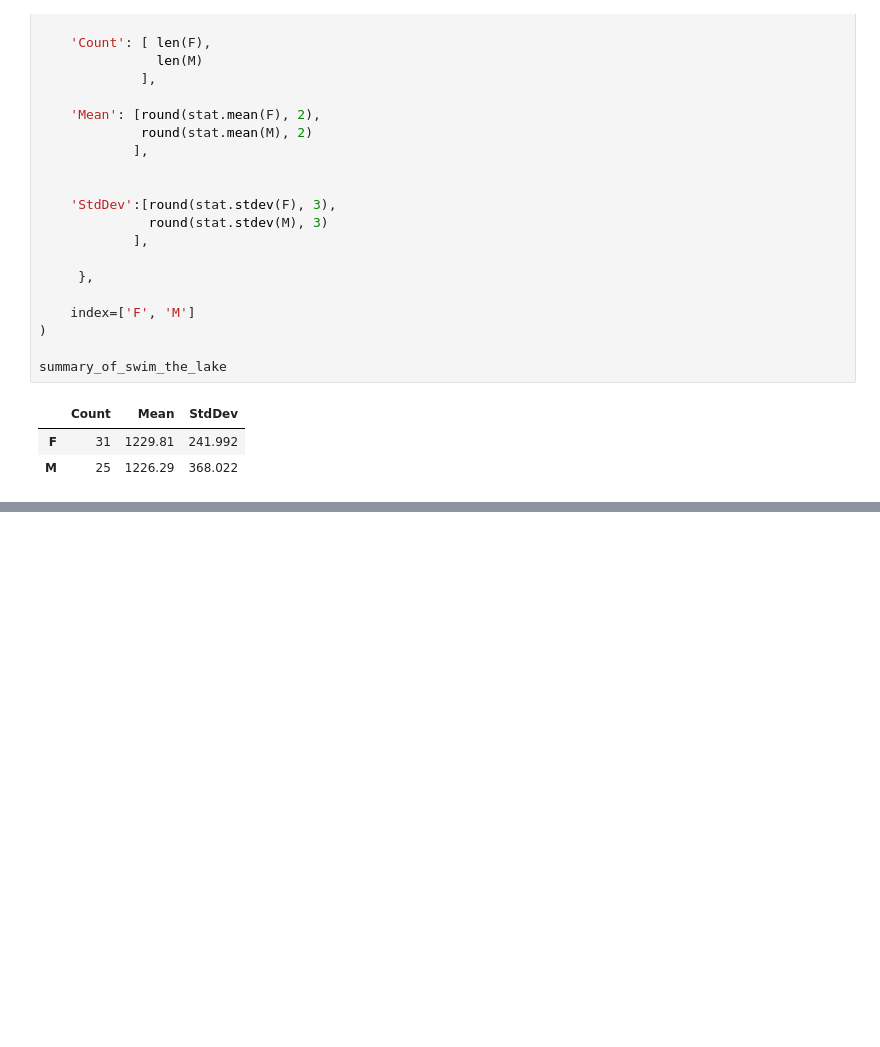
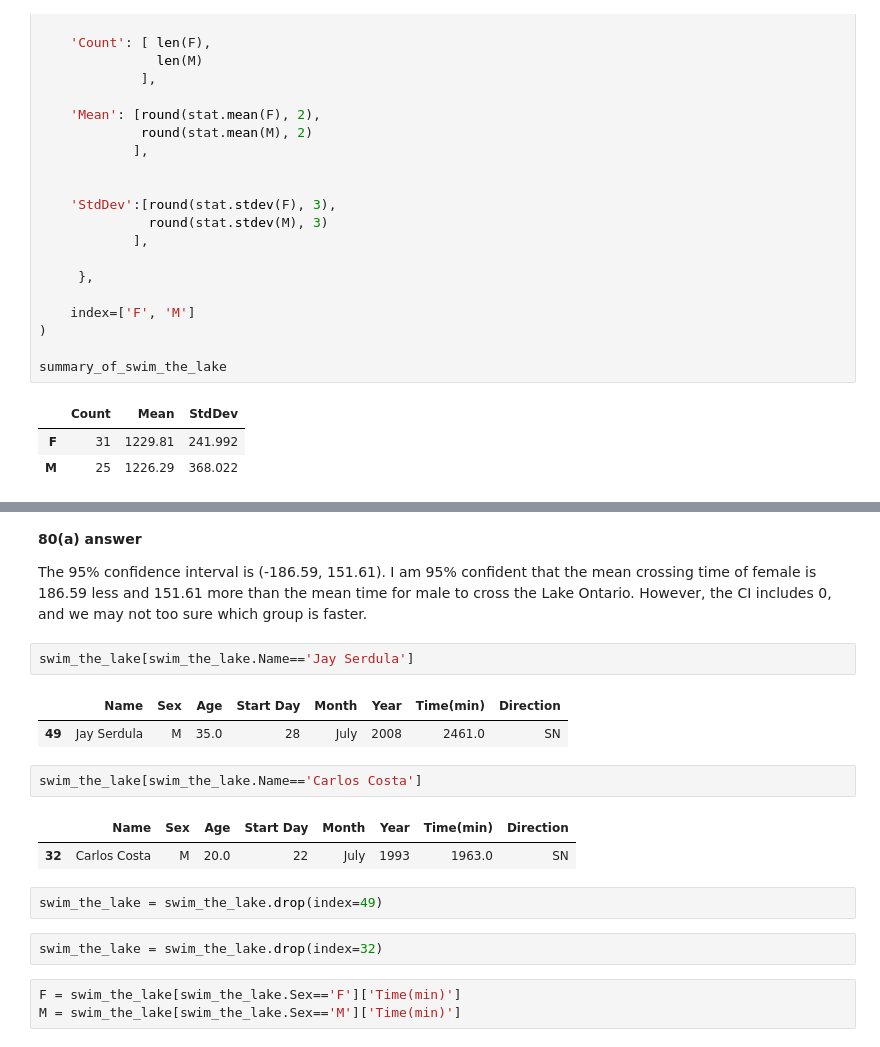
Before and after one commit to StephenDSNYC/IS5, a Jupyter notebook: exercise/ch17/exercise_79_80.ipynb, the cells around one changed output, grey strips where cells are left out. Drawn from its saved outputs; the diff is of its cells as text; blank space fills up the shorter version.

```diff
--- a/exercise/ch17/exercise_79_80.ipynb
+++ b/exercise/ch17/exercise_79_80.ipynb
@@ -333,0 +370,21 @@ summary_of_swim_the_lake
+# %% [markdown]
+**80(a) answer**
+
+The 95% confidence interval is (-186.59, 151.61).  I am 95% confident that the mean crossing time of female is 186.59 less and 151.61 more than the mean time for male to cross the Lake Ontario. However, the CI includes 0, and we may not too sure which group is faster.
+# %%
+swim_the_lake[swim_the_lake.Name=='Jay Serdula']
+# %% [output]
+|  | Name | Sex | Age | Start Day | Month | Year | Time(min) | Direction |
+| 49 | Jay Serdula | M | 35.0 | 28 | July | 2008 | 2461.0 | SN |
+# %%
+swim_the_lake[swim_the_lake.Name=='Carlos Costa']
+# %% [output]
+|  | Name | Sex | Age | Start Day | Month | Year | Time(min) | Direction |
+| 32 | Carlos Costa | M | 20.0 | 22 | July | 1993 | 1963.0 | SN |
+# %%
+swim_the_lake = swim_the_lake.drop(index=49)
+# %%
+swim_the_lake = swim_the_lake.drop(index=32)
+# %%
+F = swim_the_lake[swim_the_lake.Sex=='F']['Time(min)']
+M = swim_the_lake[swim_the_lake.Sex=='M']['Time(min)']
```
Also changed, not shown: parts of 6 cells of this notebook.
